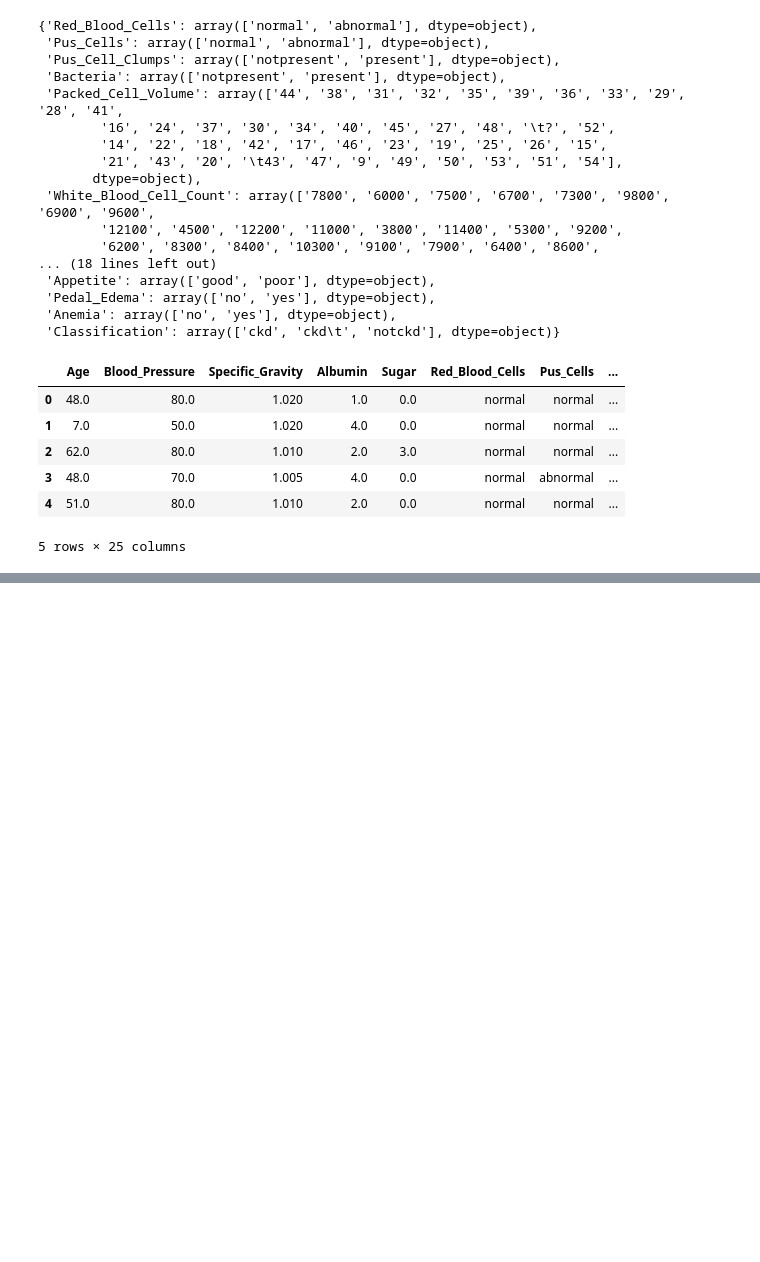
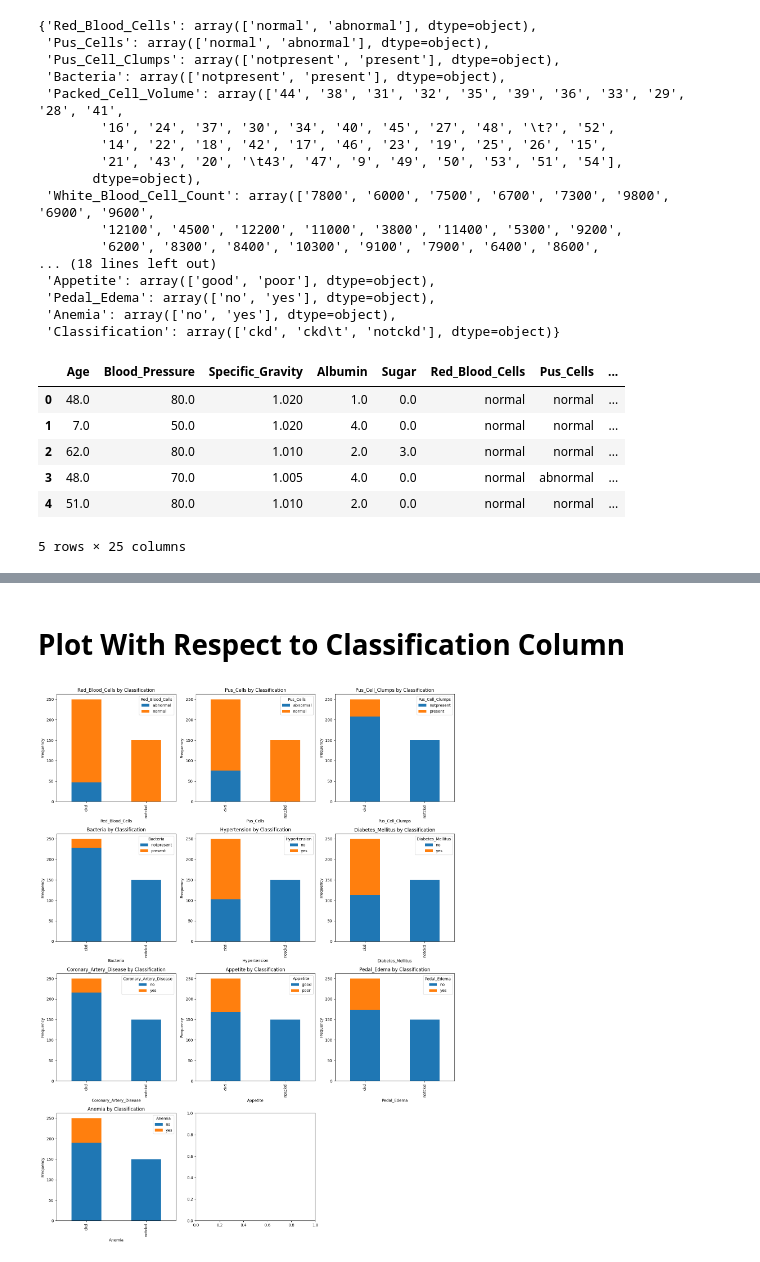
Before and after one commit to MUHAMMADALIAFZAL/Data_Science_Project_kidney_disease_Classification, a Jupyter notebook: Project_Code_CKD_Classification.ipynb, the cells around one changed output, grey strips where cells are left out. Cells and saved outputs as stored; diff of their text form; code cells hidden in the pictures; blank space fills up the shorter version.

```diff
--- a/Project_Code_CKD_Classification.ipynb
+++ b/Project_Code_CKD_Classification.ipynb
@@ -234,0 +317,25 @@ dataframe.head()
+# %% [markdown]
+# Plot With Respect to Classification Column
+# %%
+# Create frequency plots for categorical variables grouped by the 'Classification' column
+
+fig, axes = plt.subplots(num_rows, num_cols, figsize=(15, num_rows * 5))
+axes = axes.flatten()
+
+# Plot grouped frequency plots for each categorical column
+for i, col in enumerate(categorical_columns):
+    if col != 'Classification':  # Skip the 'Classification' column itself
+        dataframe.groupby(['Classification', col]).size().unstack().plot(
+            kind='bar', stacked=True, ax=axes[i], title=f'{col} by Classification'
+        )
+        axes[i].set_xlabel(col)
+        axes[i].set_ylabel('Frequency')
+
+# Remove any empty subplots
+for i in range(len(categorical_columns), len(axes)):
+    fig.delaxes(axes[i])
+
+plt.tight_layout()
+plt.show()
+# %% [output]
+[figure, added]
```
Also changed, not shown: parts of 27 cells of this notebook.
